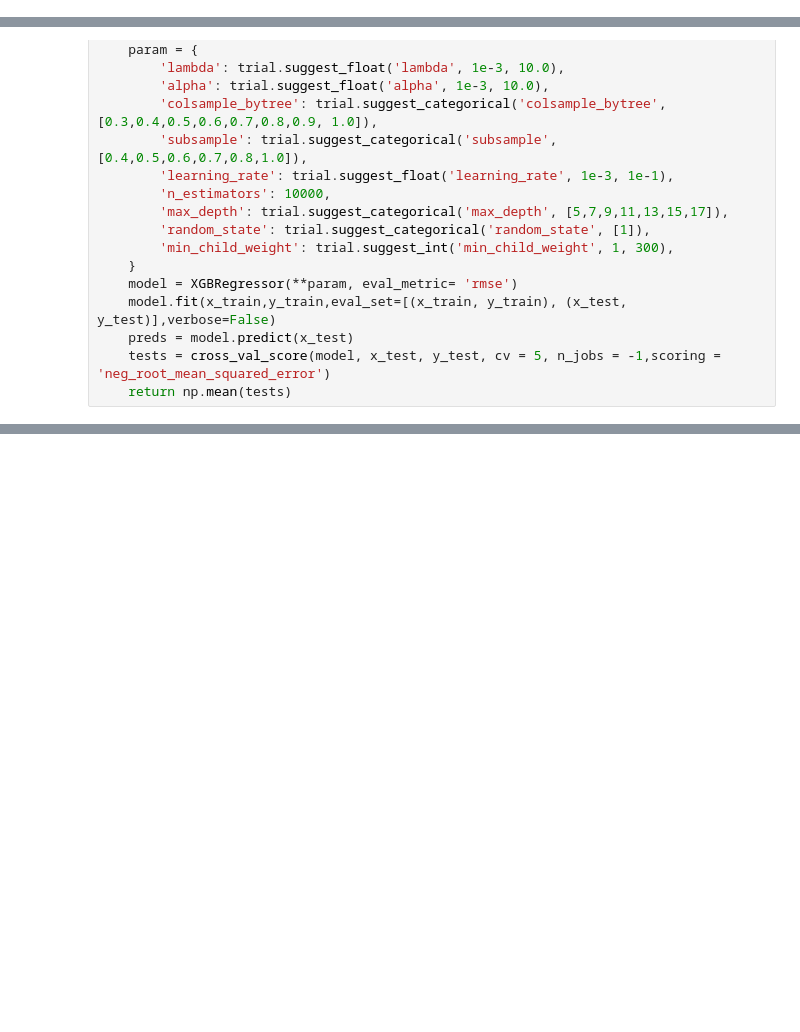
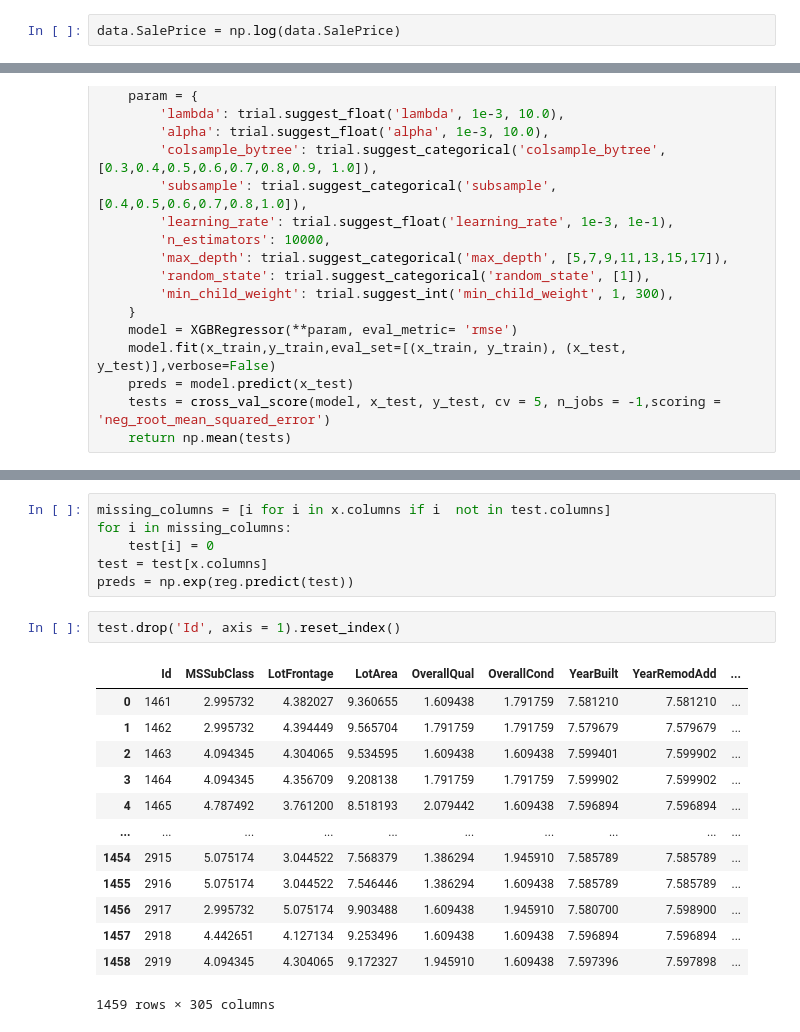
Before and after one commit to NathanBitu/House-Price-Regression, a Jupyter notebook: Model.ipynb, the cells around one changed output, grey strips where cells are left out. Cells and saved outputs as stored; diff of their text form; blank space fills up the shorter version.

```diff
--- a/Model.ipynb
+++ b/Model.ipynb
@@ -12,3 +18,5 @@ data = data_generator.get_data(train_or_analysis = 'train')
+# %%
+data.SalePrice = np.log(data.SalePrice)
 # %%
 from xgboost import XGBRegressor
 from sklearn.model_selection import train_test_split, cross_val_score
@@ -114,0 +150,22 @@ importances
+# %%
+missing_columns = [i for i in x.columns if i  not in test.columns]
+for i in missing_columns:
+    test[i] = 0
+test = test[x.columns]
+preds = np.exp(reg.predict(test))
+# %%
+test.drop('Id', axis = 1).reset_index()
+# %% [output]
+|  | Id | MSSubClass | LotFrontage | LotArea | OverallQual | OverallCond | YearBuilt | YearRemodAdd | ... |
+| 0 | 1461 | 2.995732 | 4.382027 | 9.360655 | 1.609438 | 1.791759 | 7.581210 | 7.581210 | ... |
+| 1 | 1462 | 2.995732 | 4.394449 | 9.565704 | 1.791759 | 1.791759 | 7.579679 | 7.579679 | ... |
+| 2 | 1463 | 4.094345 | 4.304065 | 9.534595 | 1.609438 | 1.609438 | 7.599401 | 7.599902 | ... |
+| 3 | 1464 | 4.094345 | 4.356709 | 9.208138 | 1.791759 | 1.791759 | 7.599902 | 7.599902 | ... |
+| 4 | 1465 | 4.787492 | 3.761200 | 8.518193 | 2.079442 | 1.609438 | 7.596894 | 7.596894 | ... |
+| ... | ... | ... | ... | ... | ... | ... | ... | ... | ... |
+| 1454 | 2915 | 5.075174 | 3.044522 | 7.568379 | 1.386294 | 1.945910 | 7.585789 | 7.585789 | ... |
+| 1455 | 2916 | 5.075174 | 3.044522 | 7.546446 | 1.386294 | 1.609438 | 7.585789 | 7.585789 | ... |
+| 1456 | 2917 | 2.995732 | 5.075174 | 9.903488 | 1.609438 | 1.945910 | 7.580700 | 7.598900 | ... |
+| 1457 | 2918 | 4.442651 | 4.127134 | 9.253496 | 1.609438 | 1.609438 | 7.596894 | 7.596894 | ... |
+| 1458 | 2919 | 4.094345 | 4.304065 | 9.172327 | 1.945910 | 1.609438 | 7.597396 | 7.597898 | ... |
+1459 rows × 305 columns
```
Also changed, not shown: parts of 11 cells of this notebook, 3 other files.
